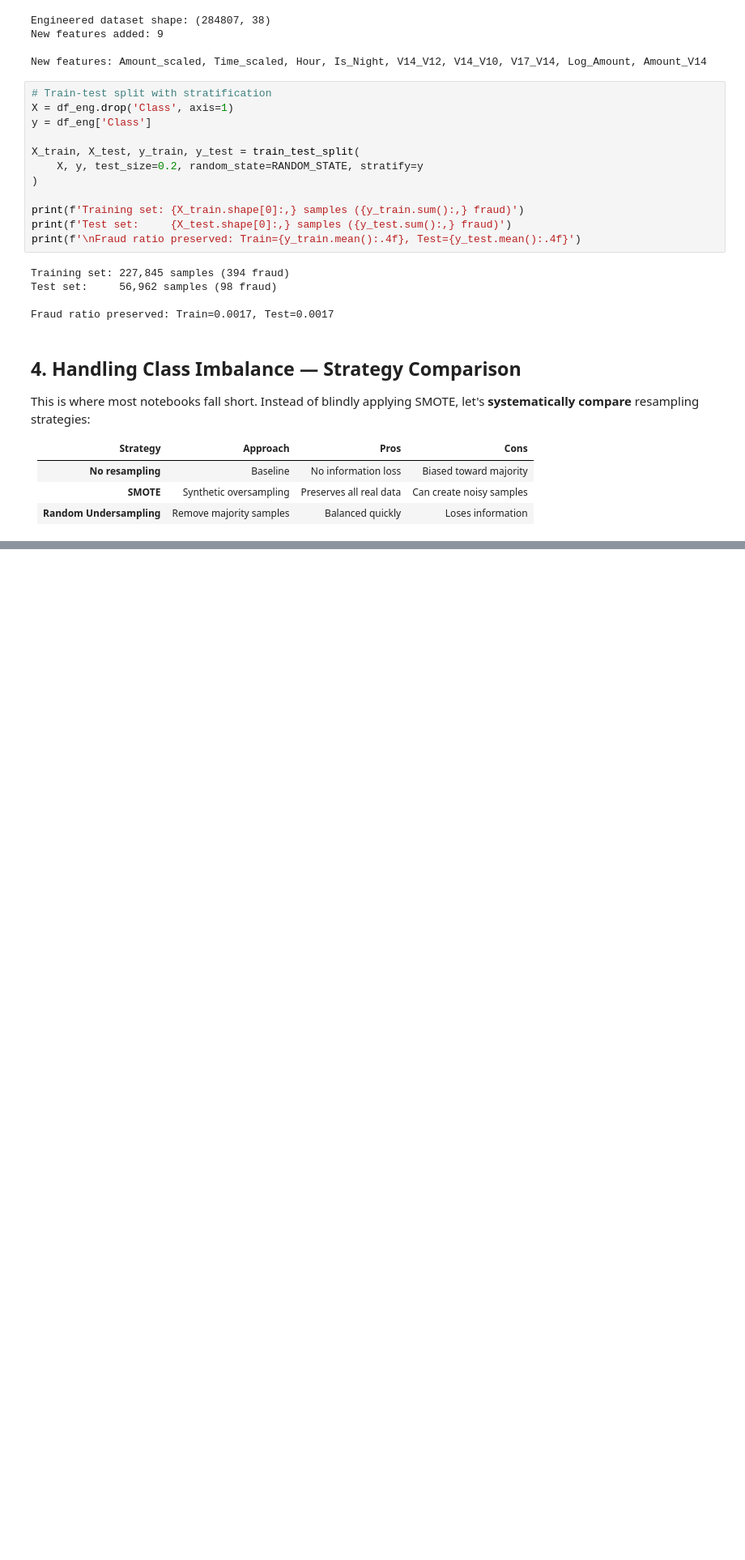
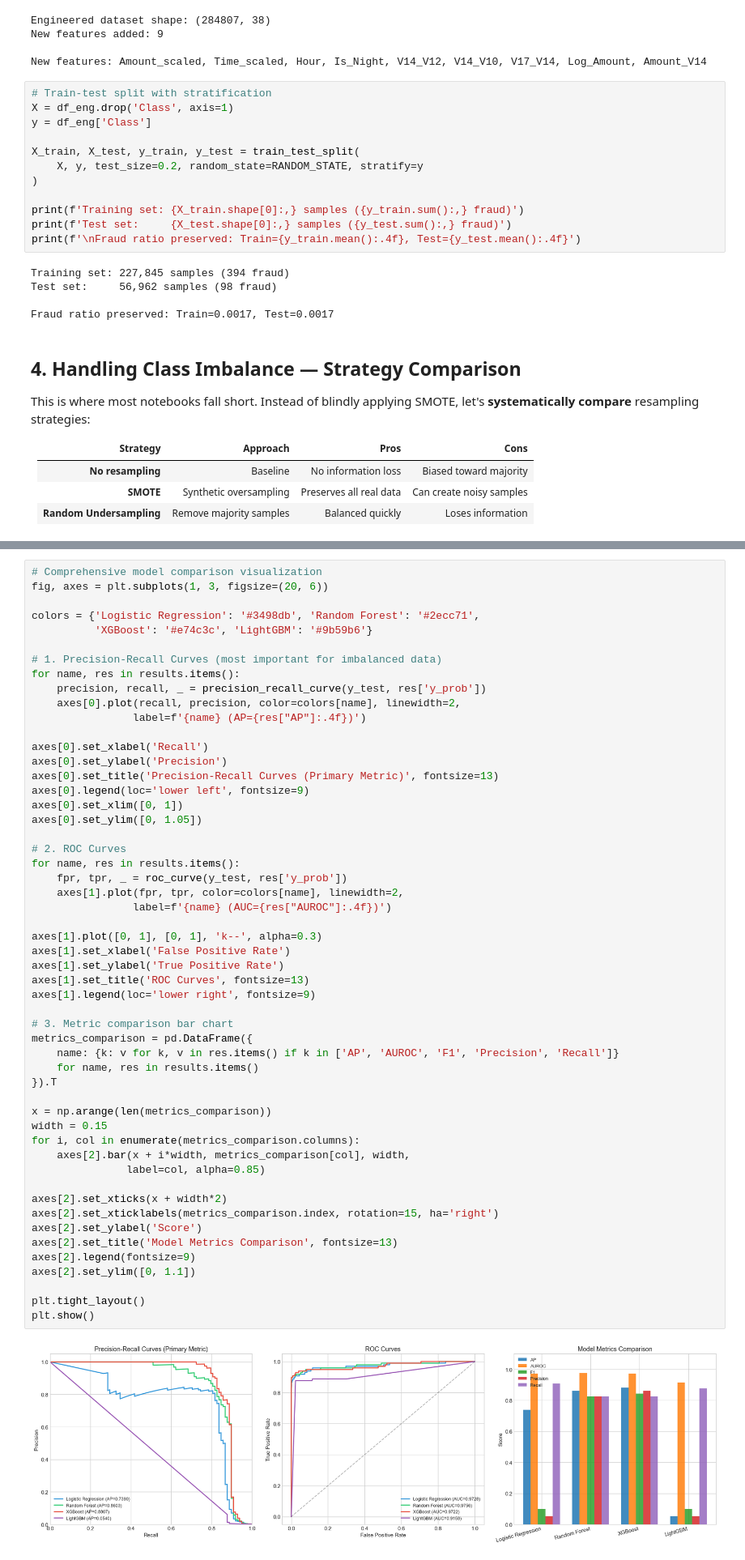
Before and after one commit to rushibankar3/Credit-card-fraud-detection-, a Jupyter notebook: credit-card-fraud-detection.ipynb, the cells around one changed output, grey strips where cells are left out. Shown at 81% size. Drawn from its saved outputs; the diff is of its cells as text; blank space fills up the shorter version.

Commit message:
Update fraud detection notebook with comprehensive analysis

```diff
--- a/credit-card-fraud-detection.ipynb
+++ b/credit-card-fraud-detection.ipynb
@@ -395,0 +478,55 @@ plt.show()
+# %%
+# Comprehensive model comparison visualization
+fig, axes = plt.subplots(1, 3, figsize=(20, 6))
+
+colors = {'Logistic Regression': '#3498db', 'Random Forest': '#2ecc71',
+          'XGBoost': '#e74c3c', 'LightGBM': '#9b59b6'}
+
+# 1. Precision-Recall Curves (most important for imbalanced data)
+for name, res in results.items():
+    precision, recall, _ = precision_recall_curve(y_test, res['y_prob'])
+    axes[0].plot(recall, precision, color=colors[name], linewidth=2,
+                label=f'{name} (AP={res["AP"]:.4f})')
+
+axes[0].set_xlabel('Recall')
+axes[0].set_ylabel('Precision')
+axes[0].set_title('Precision-Recall Curves (Primary Metric)', fontsize=13)
+axes[0].legend(loc='lower left', fontsize=9)
+axes[0].set_xlim([0, 1])
+axes[0].set_ylim([0, 1.05])
+
+# 2. ROC Curves
+for name, res in results.items():
+    fpr, tpr, _ = roc_curve(y_test, res['y_prob'])
+    axes[1].plot(fpr, tpr, color=colors[name], linewidth=2,
+                label=f'{name} (AUC={res["AUROC"]:.4f})')
+
+axes[1].plot([0, 1], [0, 1], 'k--', alpha=0.3)
+axes[1].set_xlabel('False Positive Rate')
+axes[1].set_ylabel('True Positive Rate')
+axes[1].set_title('ROC Curves', fontsize=13)
+axes[1].legend(loc='lower right', fontsize=9)
+
+# 3. Metric comparison bar chart
+metrics_comparison = pd.DataFrame({
+    name: {k: v for k, v in res.items() if k in ['AP', 'AUROC', 'F1', 'Precision', 'Recall']}
+    for name, res in results.items()
+}).T
+
+x = np.arange(len(metrics_comparison))
+width = 0.15
+for i, col in enumerate(metrics_comparison.columns):
+    axes[2].bar(x + i*width, metrics_comparison[col], width,
+               label=col, alpha=0.85)
+
+axes[2].set_xticks(x + width*2)
+axes[2].set_xticklabels(metrics_comparison.index, rotation=15, ha='right')
+axes[2].set_ylabel('Score')
+axes[2].set_title('Model Metrics Comparison', fontsize=13)
+axes[2].legend(fontsize=9)
+axes[2].set_ylim([0, 1.1])
+
+plt.tight_layout()
+plt.show()
+# %% [output]
+[figure, added]
```
Also changed, not shown: parts of 10 cells of this notebook.
